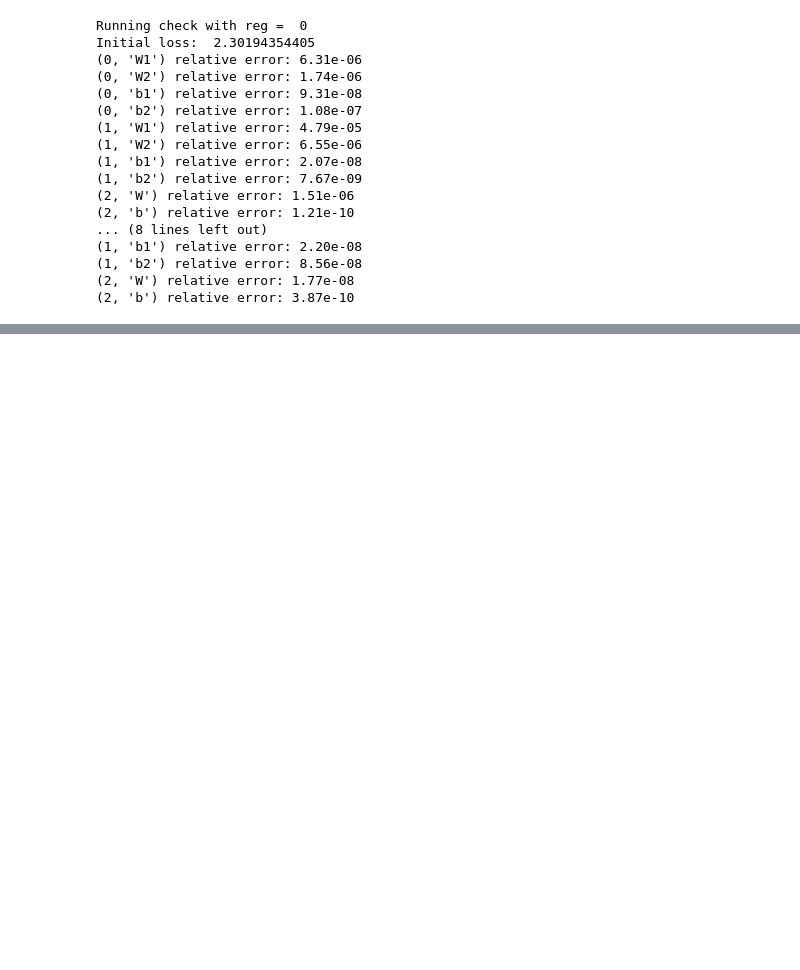
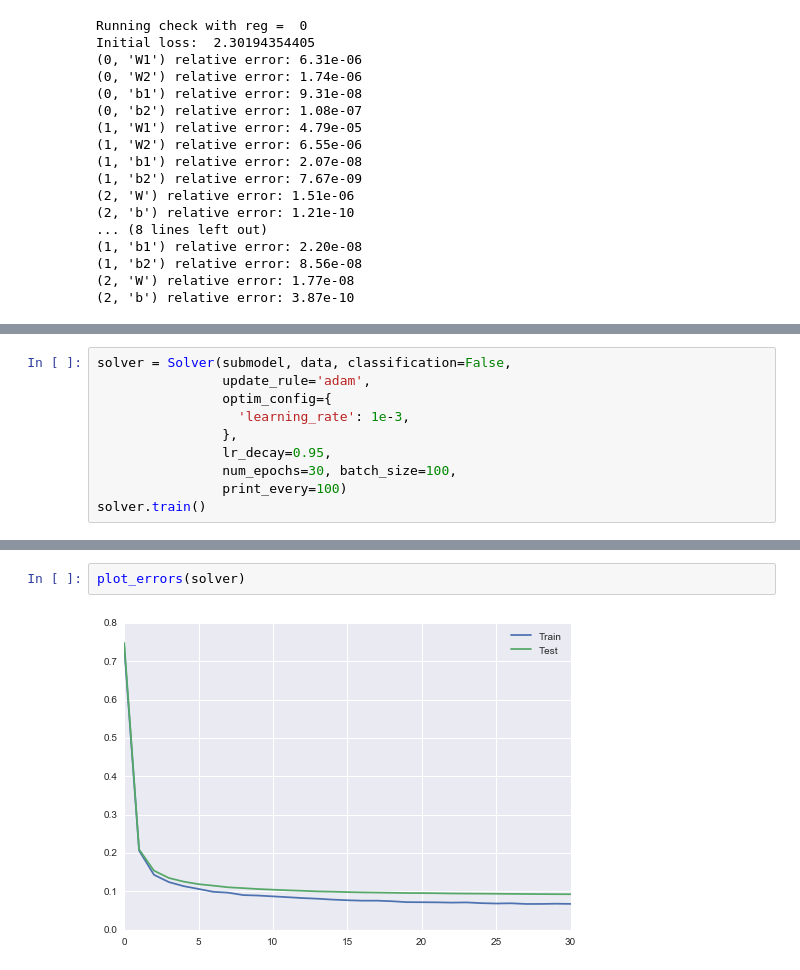
Before and after one commit to kristjanjonsson/Deep-Hidden-Layer-Learning, a Jupyter notebook: Prototyping-KJ.ipynb, the cells around one changed output, grey strips where cells are left out. Cells and saved outputs as stored; diff of their text form; blank space fills up the shorter version.

```diff
--- a/Prototyping-KJ.ipynb
+++ b/Prototyping-KJ.ipynb
@@ -548,0 +669,10 @@ submodel = model[0:3]
+# %%
+solver = Solver(submodel, data, classification=False,
+                update_rule='adam',
+                optim_config={
+                  'learning_rate': 1e-3,
+                },
+                lr_decay=0.95,
+                num_epochs=30, batch_size=100,
+                print_every=100)
+solver.train()
@@ -548,0 +697,4 @@ submodel = model[0:3]
+# %%
+plot_errors(solver)
+# %% [output]
+[figure, added]
```
Also changed, not shown: parts of 41 cells of this notebook.
